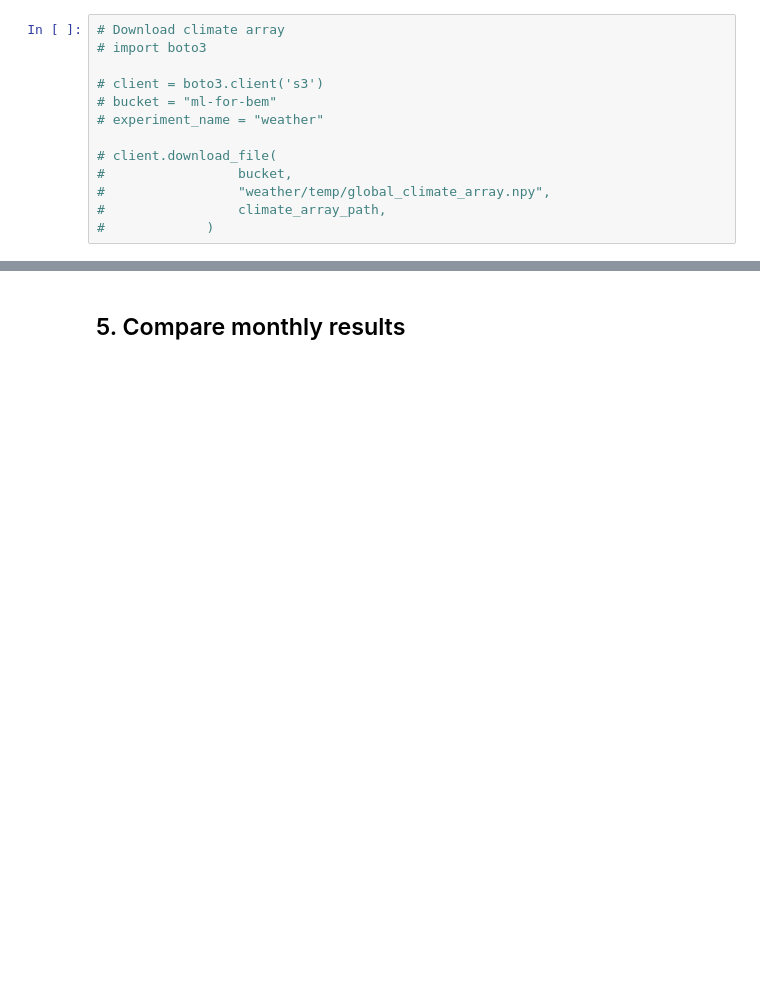
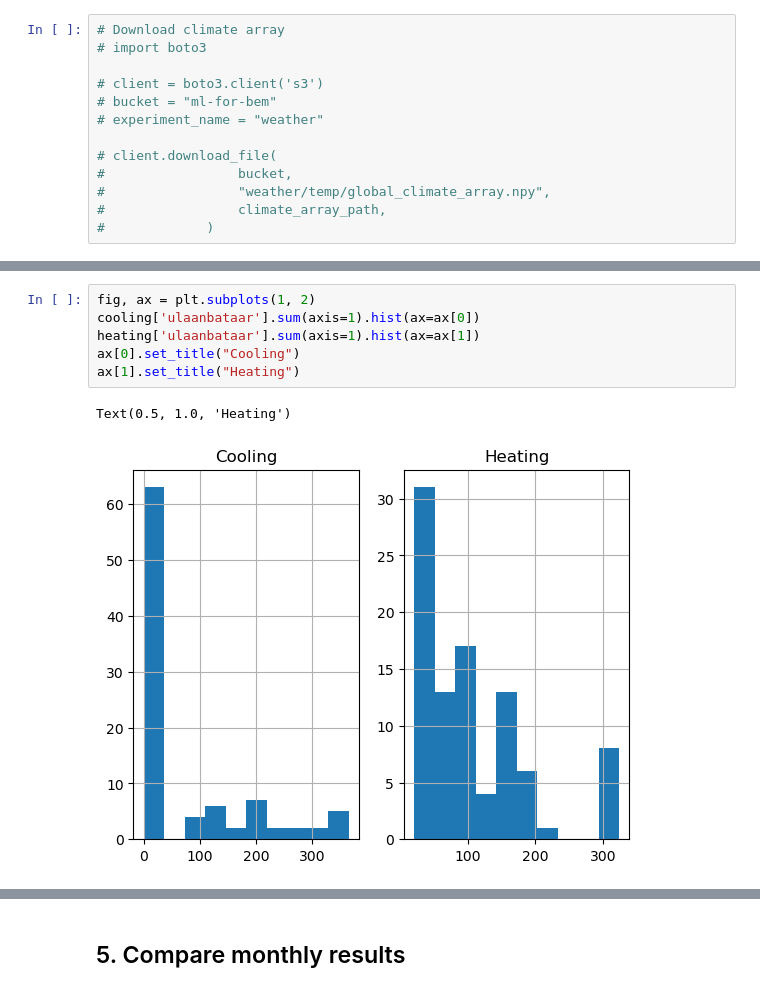
Before and after one commit to szvsw/ml-for-building-energy-modeling, a Jupyter notebook: ml-for-bem/notebooks/umi_tester.ipynb, the cells around one changed output, grey strips where cells are left out. Cells and saved outputs as stored; diff of their text form; blank space fills up the shorter version.

```diff
--- a/ml-for-bem/notebooks/umi_tester.ipynb
+++ b/ml-for-bem/notebooks/umi_tester.ipynb
@@ -707,0 +427,9 @@ MultiIndex([(     'Core', 'Heating', '2018-01-01'),
+# %%
+fig, ax = plt.subplots(1, 2)
+cooling['ulaanbataar'].sum(axis=1).hist(ax=ax[0])
+heating['ulaanbataar'].sum(axis=1).hist(ax=ax[1])
+ax[0].set_title("Cooling")
+ax[1].set_title("Heating")
+# %% [output]
+Text(0.5, 1.0, 'Heating')
+[figure, added]
```
Also changed, not shown: parts of 37 cells of this notebook, 1 other file.
